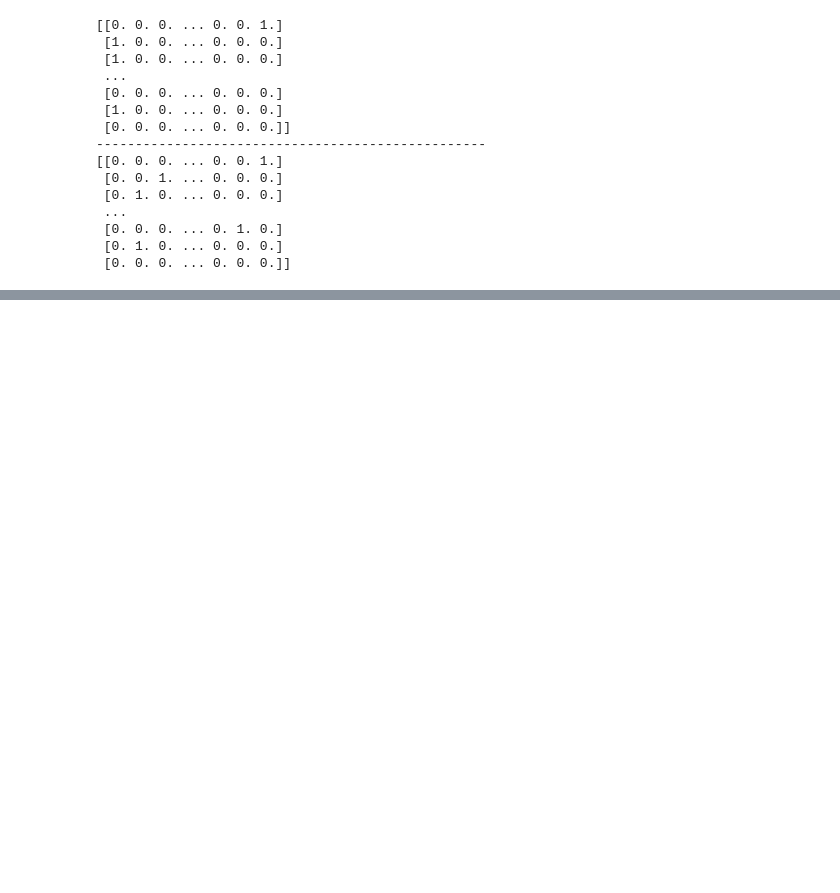
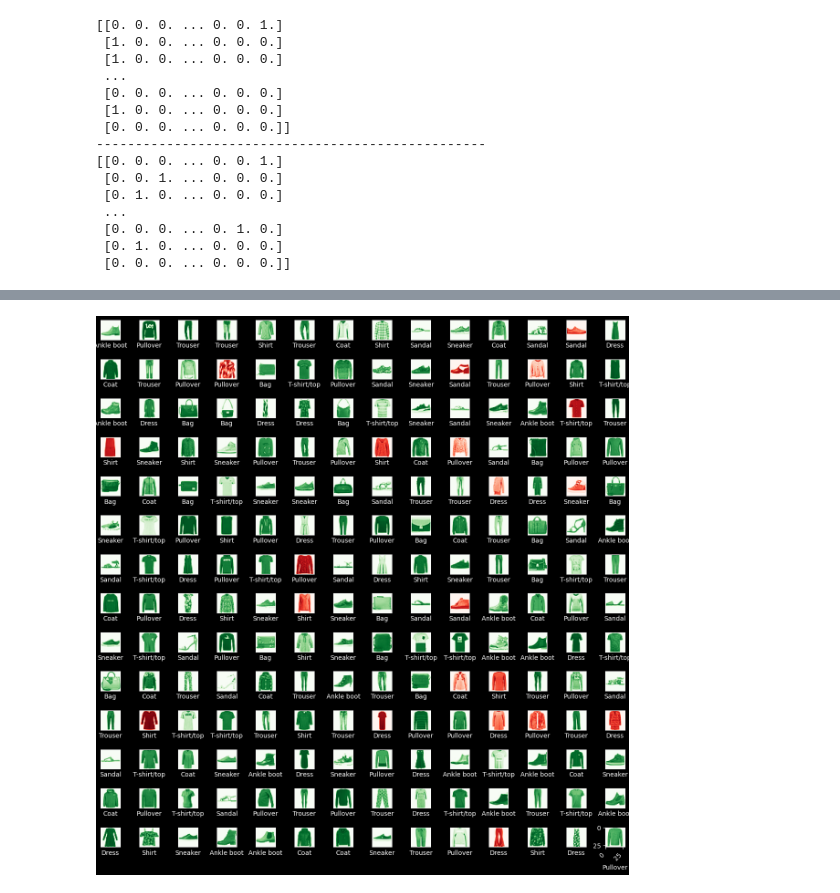
Before and after one commit to 07subhadip/CNN-Projects, a Jupyter notebook: fashion-mnist-fnn-model.ipynb, the cells around one changed output, grey strips where cells are left out. Saved outputs shown, nothing was run; the diff lists cells and outputs as text; code cells hidden in the pictures; blank space fills up the shorter version.

```diff
--- a/fashion-mnist-fnn-model.ipynb
+++ b/fashion-mnist-fnn-model.ipynb
@@ -342,0 +345,2 @@ plt.show()
+# %%
+load_model = tf.keras.models.load_model("/kaggle/working/FNN_MNIST_model.keras")
@@ -342,0 +380,2 @@ plt.show()
+# %%
+predictions_one_hot = load_model.predict([X_test_normalized])
@@ -342,0 +422,3 @@ plt.show()
+# %%
+predictions = np.argmax(predictions_one_hot, axis = 1)
+pd.DataFrame(predictions)
@@ -342,0 +449,28 @@ plt.show()
+# %%
+items_to_display = 196
+
+num_cells = math.ceil(math.sqrt(items_to_display))
+plt.figure(figsize = (15, 15))
+
+for plot_index in range(items_to_display):
+    predicted_label = predictions[plot_index]
+    true_label = np.argmax(y_test[plot_index])
+
+    plt.xticks([])
+    plt.yticks([])
+    plt.grid(False)
+
+    color_map = "Greens" if predicted_label == true_label else "Reds"
+
+    plt.subplot(num_cells, num_cells, plot_index + 1)
+    plt.imshow(
+        X_test_normalized[plot_index].reshape((IMAGE_WIDTH, IMAGE_HEIGHT)),
+        cmap = color_map
+    )
+    plt.xlabel(class_names[predicted_label])
+    plt.xticks(rotation = 45, ha = 'right')
+
+plt.subplots_adjust(hspace = 1, wspace = 0.5)
+plt.show()
+# %% [output]
+[figure, added]
```
Also changed, not shown: parts of 19 cells of this notebook.
